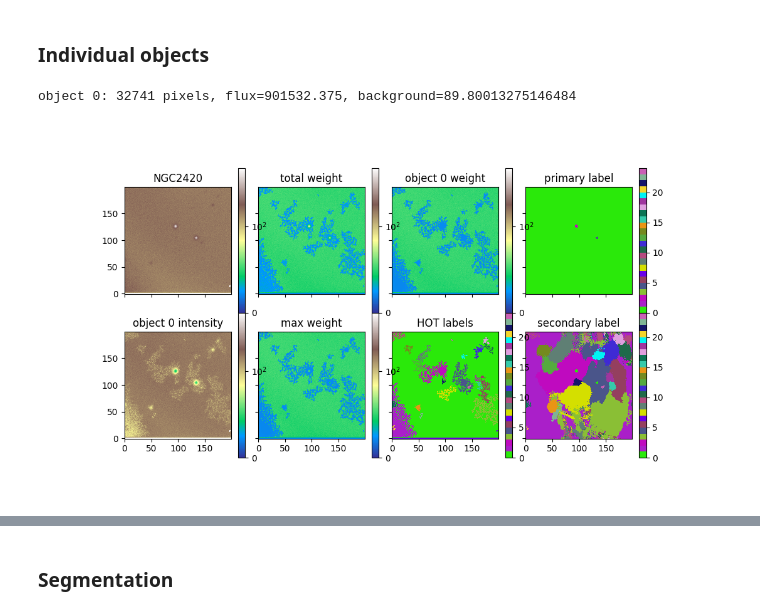
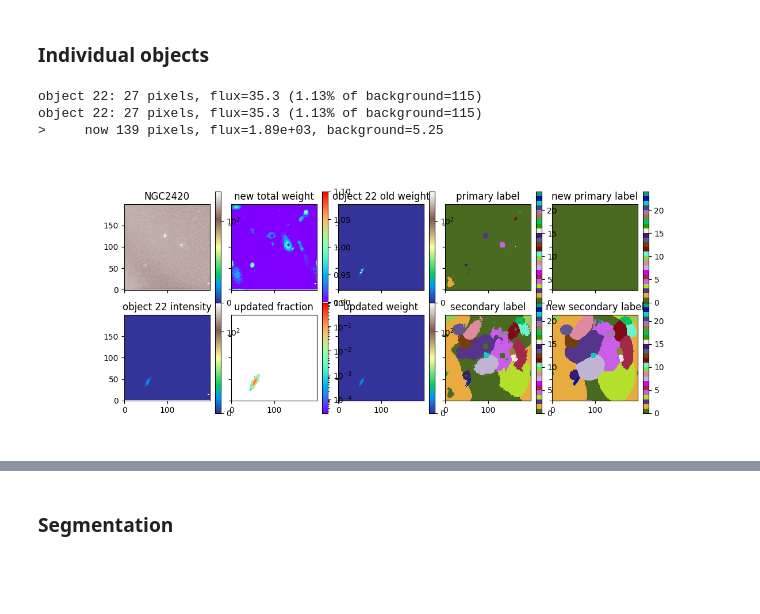
Before and after one commit to paranoya/image-processing, a Jupyter notebook: HOT.ipynb, the cells around one changed output, grey strips where cells are left out. Cells and saved outputs as stored; diff of their text form; code cells hidden in the pictures; blank space fills up the shorter version.

Commit message:
Two iterations with primary and secondary labels (reasonable results)

```diff
--- a/HOT.ipynb
+++ b/HOT.ipynb
@@ -197,9 +271,9 @@ data_dimensionality = sorted_strides.size-1
 #scale_max = data.ravel()[argsorted_data[-1]]
 #colour_scale = colors.SymLogNorm(vmin=scale_min, linthresh=2*pivot-scale_min, vmax=scale_max)
 p0, p16, p50, p100 = np.nanpercentile(data, [0, 16, 50, 100])
-colour_scale = colors.SymLogNorm(vmin=p0, linthresh=2*p50-p16, vmax=p100)
+colour_scale = colors.SymLogNorm(vmin=0, linthresh=2*p50-p16, vmax=p100)
 
-colour_scale = colors.SymLogNorm(vmin=0, linthresh=150, vmax=200)
+#colour_scale = colors.SymLogNorm(vmin=0, linthresh=100, vmax=200)
 # %%
 my_cmap = np.vstack([np.argsort(np.random.random(n_sources))/n_sources, np.argsort(np.random.random(n_sources))/n_sources, np.argsort(np.random.random(n_sources))/n_sources, np.ones(n_sources)]).T
 final_cmap = colors.ListedColormap(my_cmap)
@@ -209,12 +283,13 @@ final_cmap = colors.ListedColormap(my_cmap)
 def explore_weight(object_label, data, labels, total_weight, intensity_scale):
     fig_name = 'explore_weight'
     plt.close(fig_name)
-    fig = plt.figure(fig_name, figsize=(11, 6))
-    axes = fig.subplots(nrows=2, ncols=4, squeeze=False,
+    fig = plt.figure(fig_name, figsize=(12, 5))
+    axes = fig.subplots(nrows=2, ncols=5, squeeze=False,
                         sharex=True, sharey=True,
                         gridspec_kw={'hspace': 0, 'wspace': 0})
 
-    weight = compute_weight(object_label)
+    old_weight = compute_weight(object_label)
+    new_weight = update_weight(object_label)
     #model = update_model(object_label, data, label, total_weight)
 
     ax = axes[0, 0]
@@ -230,14 +305,14 @@ def explore_weight(object_label, data, labels, total_weight, intensity_scale):
     cb = fig.colorbar(im, ax=ax)
 
     ax = axes[0, 1]
-    ax.set_title(f'total weight')
+    ax.set_title(f'new total weight')
     im = ax.imshow(
-        new_total_weight,
+        new_total_weight/data,
         interpolation='nearest', origin='lower',
-        #cmap='rainbow',
-        #vmin=0, vmax=1,
-        cmap='terrain',
-        norm = intensity_scale,
+        cmap='rainbow',
+        vmin=0.9, vmax=1.1,
+        #cmap='terrain',
+        #norm = intensity_scale,
         )
     cb = fig.colorbar(im, ax=ax)
 
@@ -250,9 +325,9 @@ def explore_weight(object_label, data, labels, total_weight, intensity_scale):
         cmap=final_cmap,
         )
     '''
-    ax.set_title(f'object {object_label} weight')
+    ax.set_title(f'object {object_label} old weight')
     im = ax.imshow(
-        weight,
+        old_weight,
         interpolation='nearest', origin='lower',
         cmap='terrain',
         norm = intensity_scale,
@@ -271,7 +346,7 @@ def explore_weight(object_label, data, labels, total_weight, intensity_scale):
     ax = axes[1, 0]
     ax.set_title(f'object {object_label} intensity')
     im = ax.imshow(
-        data*weight/new_total_weight,
+        data*new_weight/new_total_weight,
         interpolation='nearest', origin='lower',
         cmap='terrain',
         norm = intensity_scale,
@@ -288,12 +363,28 @@ def explore_weight(object_label, data, labels, total_weight, intensity_scale):
     cb = fig.colorbar(im, ax=ax)
 
     ax = axes[1, 1]
+    '''
+    ax.set_title(f'new weight')
+    im = ax.imshow(
+        new_weight,
+        interpolation='nearest', origin='lower',
+        cmap='terrain',
+        norm = intensity_scale,
+        )
     ax.set_title(f'max weight')
     im = ax.imshow(
         max_weight,
         interpolation='nearest', origin='lower',
         cmap='terrain',
         norm = intensity_scale,
+        )
+    '''
+    ax.set_title(f'updated fraction')
+    im = ax.imshow(
+        new_weight/new_total_weight,
+        interpolation='nearest', origin='lower',
+        cmap='rainbow', norm=colors.LogNorm(vmin=1/data.size, vmax=1)
+        #vmin=0, vmax=1,
         )
     '''
     ax.set_title(f'fraction')
@@ -313,35 +404,64 @@ def explore_weight(object_label, data, labels, total_weight, intensity_scale):
     cb = fig.colorbar(im, ax=ax)
 
     ax = axes[1, 2]
+    '''
     ax.set_title(f'HOT labels')
     im = ax.imshow(
         label,
         interpolation='nearest', origin='lower',
         vmin=0, vmax=n_sources, cmap=final_cmap,
         )
+    '''
+    ax.set_title(f'updated weight')
+    im = ax.imshow(
+        new_weight,
+        interpolation='nearest', origin='lower',
+        cmap='terrain',
+        norm = intensity_scale,
+        )
     cb = fig.colorbar(im, ax=ax)
 
     ax = axes[0, 3]
     ax.set_title(f'primary label')
+    im = ax.imshow(
+        primary_label,
+        interpolation='nearest', origin='lower',
+        vmin=0, vmax=n_sources, cmap=final_cmap,
+        )
+    cb = fig.colorbar(im, ax=ax)
+
+    ax = axes[0, 4]
+    ax.set_title(f'new primary label')
     im = ax.imshow(
         new_primary_label,
         interpolation='nearest', origin='lower',
         vmin=0, vmax=n_sources, cmap=final_cmap,
         )
     cb = fig.colorbar(im, ax=ax)
 
     ax = axes[1, 3]
     ax.set_title(f'secondary label')
     im = ax.imshow(
+        secondary_label,
+        interpolation='nearest', origin='lower',
+        vmin=0, vmax=n_sources, cmap=final_cmap,
+        )
+    cb = fig.colorbar(im, ax=ax)
+
+    ax = axes[1, 4]
+    ax.set_title(f'new secondary label')
+    im = ax.imshow(
         new_secondary_label,
         interpolation='nearest', origin='lower',
         vmin=0, vmax=n_sources, cmap=final_cmap,
         )
     cb = fig.colorbar(im, ax=ax)
 
 
 
-explore_weight(0, data, label, total_weight, colour_scale)
+explore_weight(22, data, label, total_weight, colour_scale)
 # %% [output]
-object 0: 32741 pixels, flux=901532.375, background=89.80013275146484
+object 22: 27 pixels, flux=35.3 (1.13% of background=115)
+object 22: 27 pixels, flux=35.3 (1.13% of background=115)
+>     now 139 pixels, flux=1.89e+03, background=5.25
-[figure, old version]
+[figure, new version]
```
Also changed, not shown: parts of 13 cells of this notebook.
